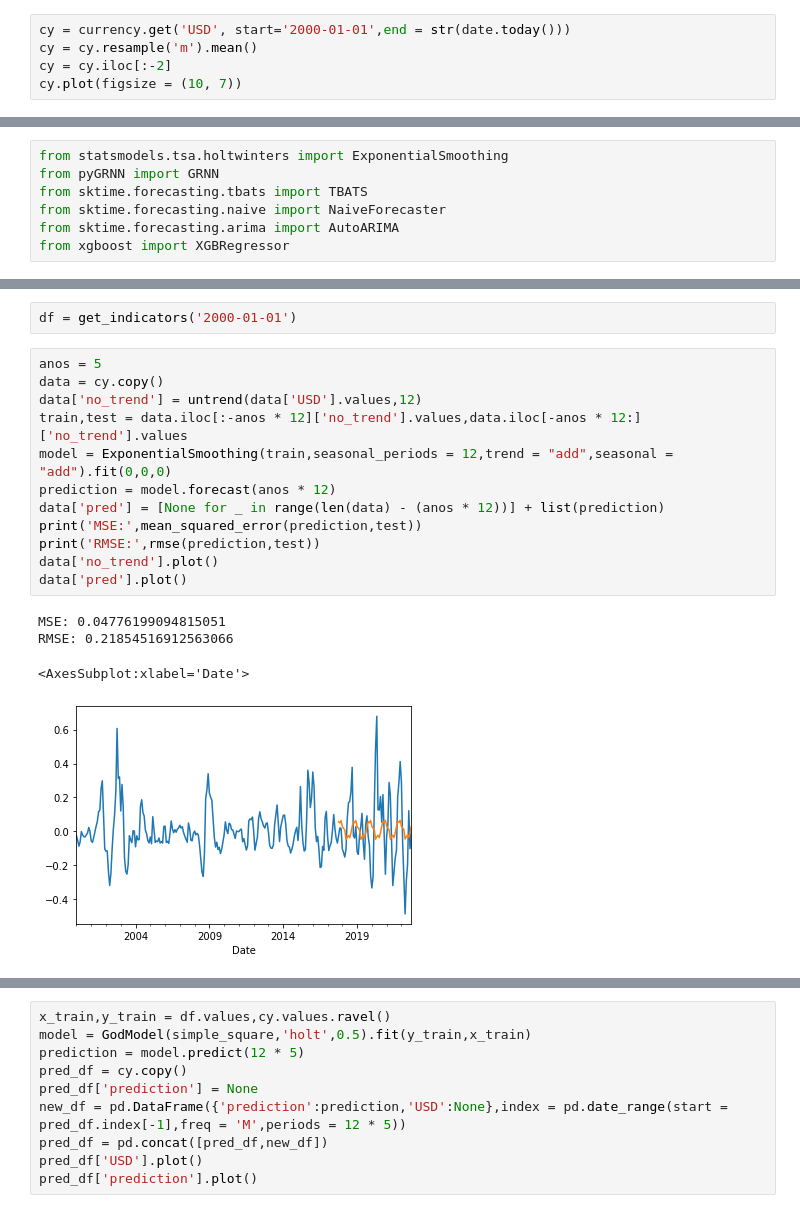
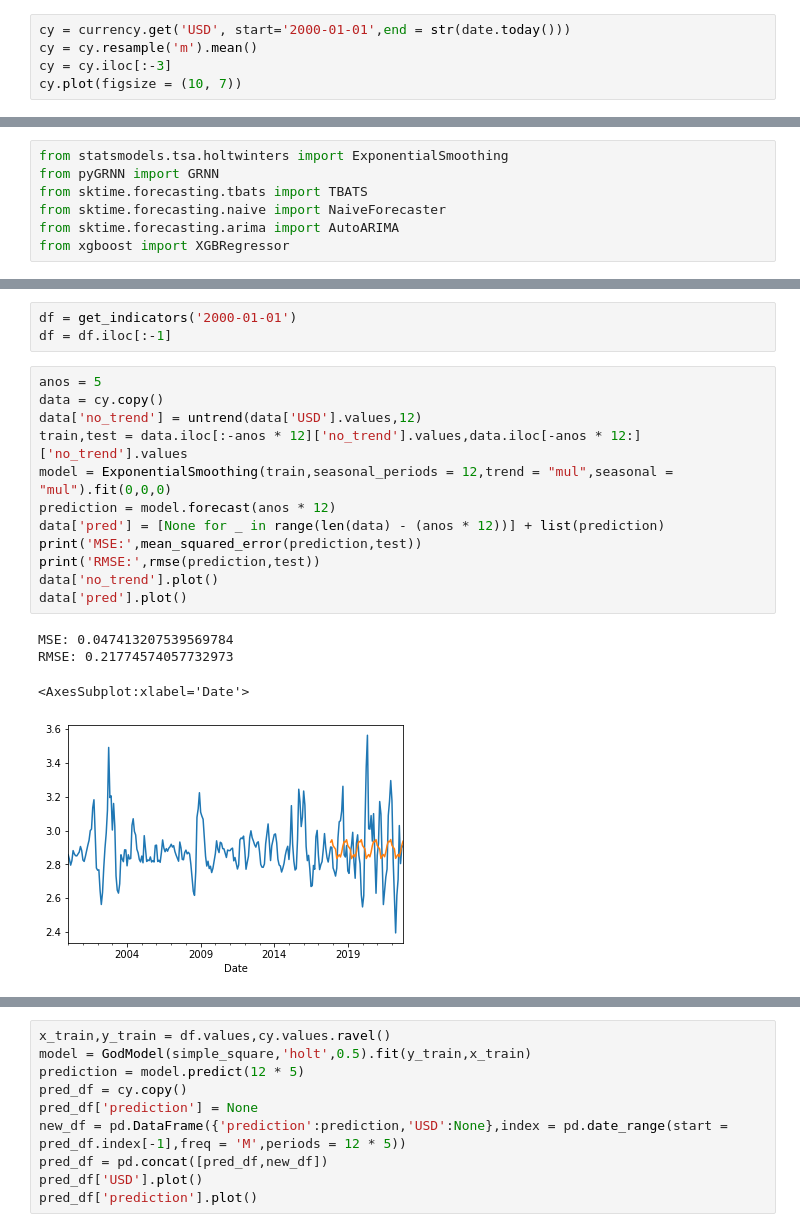
Before and after one commit to aruasouza/CTG, a Jupyter notebook: modelos_cambio.ipynb, the cells around one changed output, grey strips where cells are left out. Saved outputs shown, nothing was run; the diff lists cells and outputs as text.

```diff
--- a/modelos_cambio.ipynb
+++ b/modelos_cambio.ipynb
@@ -15,7 +15,7 @@ fred = Fred(api_key = api_key)
 # %%
 cy = currency.get('USD', start='2000-01-01',end = str(date.today()))
 cy = cy.resample('m').mean()
-cy = cy.iloc[:-2]
+cy = cy.iloc[:-3]
 cy.plot(figsize = (10, 7))
 # %% [output]
 <AxesSubplot:xlabel='Date'>
@@ -167,23 +163,24 @@ class GodModel:
         return prediction_final
 # %%
 df = get_indicators('2000-01-01')
+df = df.iloc[:-1]
 # %%
 anos = 5
 data = cy.copy()
 data['no_trend'] = untrend(data['USD'].values,12)
 train,test = data.iloc[:-anos * 12]['no_trend'].values,data.iloc[-anos * 12:]['no_trend'].values
-model = ExponentialSmoothing(train,seasonal_periods = 12,trend = "add",seasonal = "add").fit(0,0,0)
+model = ExponentialSmoothing(train,seasonal_periods = 12,trend = "mul",seasonal = "mul").fit(0,0,0)
 prediction = model.forecast(anos * 12)
 data['pred'] = [None for _ in range(len(data) - (anos * 12))] + list(prediction)
 print('MSE:',mean_squared_error(prediction,test))
 print('RMSE:',rmse(prediction,test))
 data['no_trend'].plot()
 data['pred'].plot()
 # %% [output]
-MSE: 0.04776199094815051
-RMSE: 0.21854516912563066
+MSE: 0.047413207539569784
+RMSE: 0.21774574057732973
 <AxesSubplot:xlabel='Date'>
-[figure, old version]
+[figure, new version]
 # %%
 anos = 5
 data = cy.copy()
```
Also changed, not shown: parts of 10 cells of this notebook, 1 other file.
